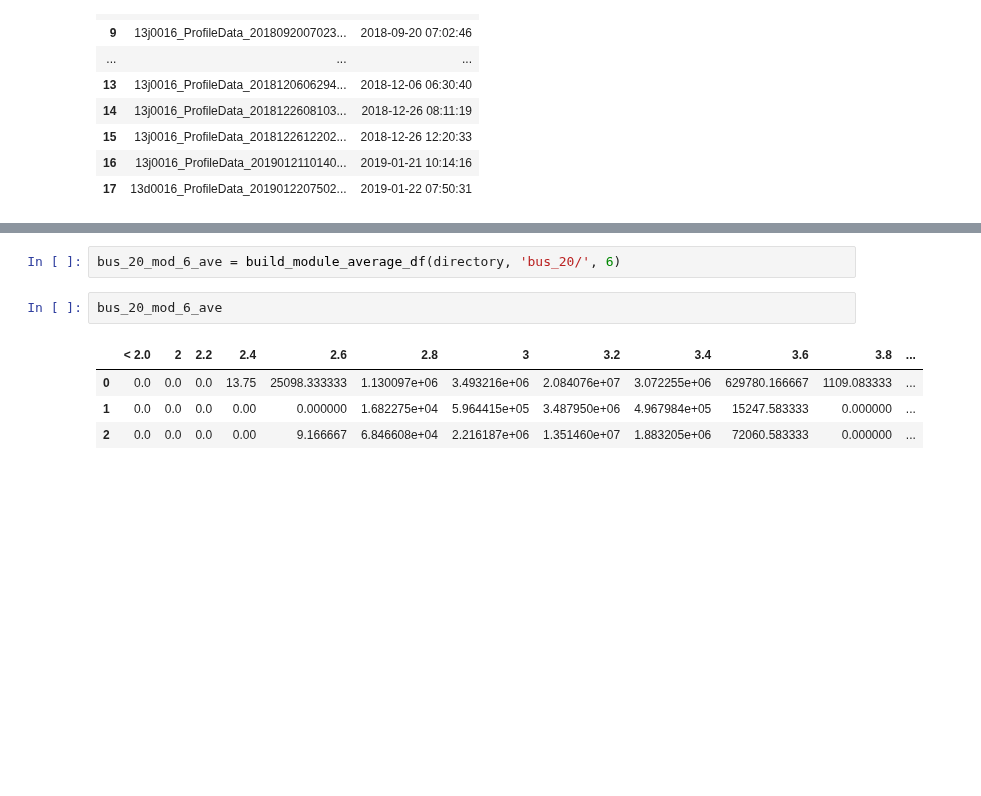
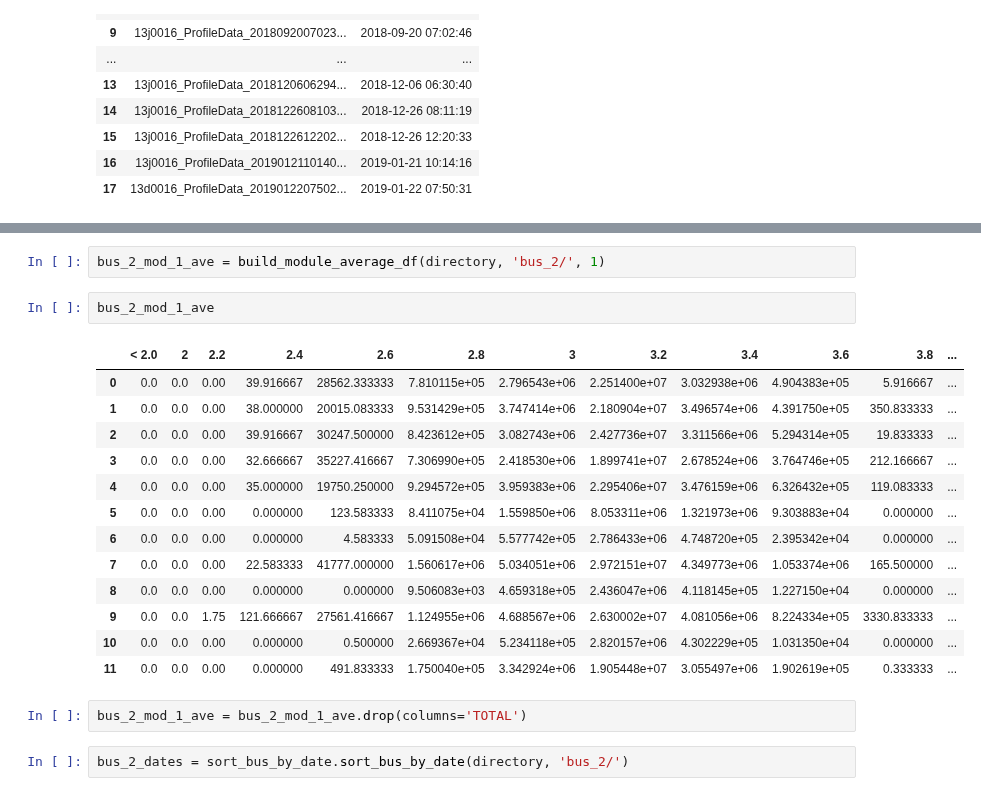
Before and after one commit to KCM-DIRECT/KCM-Data, a Jupyter notebook: Raw data/Sarah_module_df.ipynb, the cells around one changed output, grey strips where cells are left out. Drawn from its saved outputs; the diff is of its cells as text; blank space fills up the shorter version.

```diff
--- a/Raw data/Sarah_module_df.ipynb
+++ b/Raw data/Sarah_module_df.ipynb
@@ -340,9 +341,22 @@ fig.tight_layout()
 # %%
-bus_20_mod_6_ave = build_module_average_df(directory, 'bus_20/', 6)
+bus_2_mod_1_ave = build_module_average_df(directory, 'bus_2/', 1)
 # %%
-bus_20_mod_6_ave
+bus_2_mod_1_ave
 # %% [output]
 |  | < 2.0 | 2 | 2.2 | 2.4 | 2.6 | 2.8 | 3 | 3.2 | 3.4 | 3.6 | 3.8 | ... |
-| 0 | 0.0 | 0.0 | 0.0 | 13.75 | 25098.333333 | 1.130097e+06 | 3.493216e+06 | 2.084076e+07 | 3.072255e+06 | 629780.166667 | 1109.083333 | ... |
-| 1 | 0.0 | 0.0 | 0.0 | 0.00 | 0.000000 | 1.682275e+04 | 5.964415e+05 | 3.487950e+06 | 4.967984e+05 | 15247.583333 | 0.000000 | ... |
-| 2 | 0.0 | 0.0 | 0.0 | 0.00 | 9.166667 | 6.846608e+04 | 2.216187e+06 | 1.351460e+07 | 1.883205e+06 | 72060.583333 | 0.000000 | ... |
+| 0 | 0.0 | 0.0 | 0.00 | 39.916667 | 28562.333333 | 7.810115e+05 | 2.796543e+06 | 2.251400e+07 | 3.032938e+06 | 4.904383e+05 | 5.916667 | ... |
+| 1 | 0.0 | 0.0 | 0.00 | 38.000000 | 20015.083333 | 9.531429e+05 | 3.747414e+06 | 2.180904e+07 | 3.496574e+06 | 4.391750e+05 | 350.833333 | ... |
+| 2 | 0.0 | 0.0 | 0.00 | 39.916667 | 30247.500000 | 8.423612e+05 | 3.082743e+06 | 2.427736e+07 | 3.311566e+06 | 5.294314e+05 | 19.833333 | ... |
+| 3 | 0.0 | 0.0 | 0.00 | 32.666667 | 35227.416667 | 7.306990e+05 | 2.418530e+06 | 1.899741e+07 | 2.678524e+06 | 3.764746e+05 | 212.166667 | ... |
+| 4 | 0.0 | 0.0 | 0.00 | 35.000000 | 19750.250000 | 9.294572e+05 | 3.959383e+06 | 2.295406e+07 | 3.476159e+06 | 6.326432e+05 | 119.083333 | ... |
+| 5 | 0.0 | 0.0 | 0.00 | 0.000000 | 123.583333 | 8.411075e+04 | 1.559850e+06 | 8.053311e+06 | 1.321973e+06 | 9.303883e+04 | 0.000000 | ... |
+| 6 | 0.0 | 0.0 | 0.00 | 0.000000 | 4.583333 | 5.091508e+04 | 5.577742e+05 | 2.786433e+06 | 4.748720e+05 | 2.395342e+04 | 0.000000 | ... |
+| 7 | 0.0 | 0.0 | 0.00 | 22.583333 | 41777.000000 | 1.560617e+06 | 5.034051e+06 | 2.972151e+07 | 4.349773e+06 | 1.053374e+06 | 165.500000 | ... |
+| 8 | 0.0 | 0.0 | 0.00 | 0.000000 | 0.000000 | 9.506083e+03 | 4.659318e+05 | 2.436047e+06 | 4.118145e+05 | 1.227150e+04 | 0.000000 | ... |
+| 9 | 0.0 | 0.0 | 1.75 | 121.666667 | 27561.416667 | 1.124955e+06 | 4.688567e+06 | 2.630002e+07 | 4.081056e+06 | 8.224334e+05 | 3330.833333 | ... |
+| 10 | 0.0 | 0.0 | 0.00 | 0.000000 | 0.500000 | 2.669367e+04 | 5.234118e+05 | 2.820157e+06 | 4.302229e+05 | 1.031350e+04 | 0.000000 | ... |
+| 11 | 0.0 | 0.0 | 0.00 | 0.000000 | 491.833333 | 1.750040e+05 | 3.342924e+06 | 1.905448e+07 | 3.055497e+06 | 1.902619e+05 | 0.333333 | ... |
+# %%
+bus_2_mod_1_ave = bus_2_mod_1_ave.drop(columns='TOTAL')
+# %%
+bus_2_dates = sort_bus_by_date.sort_bus_by_date(directory, 'bus_2/')
```
Also changed, not shown: parts of 13 cells of this notebook, 1 other file.
